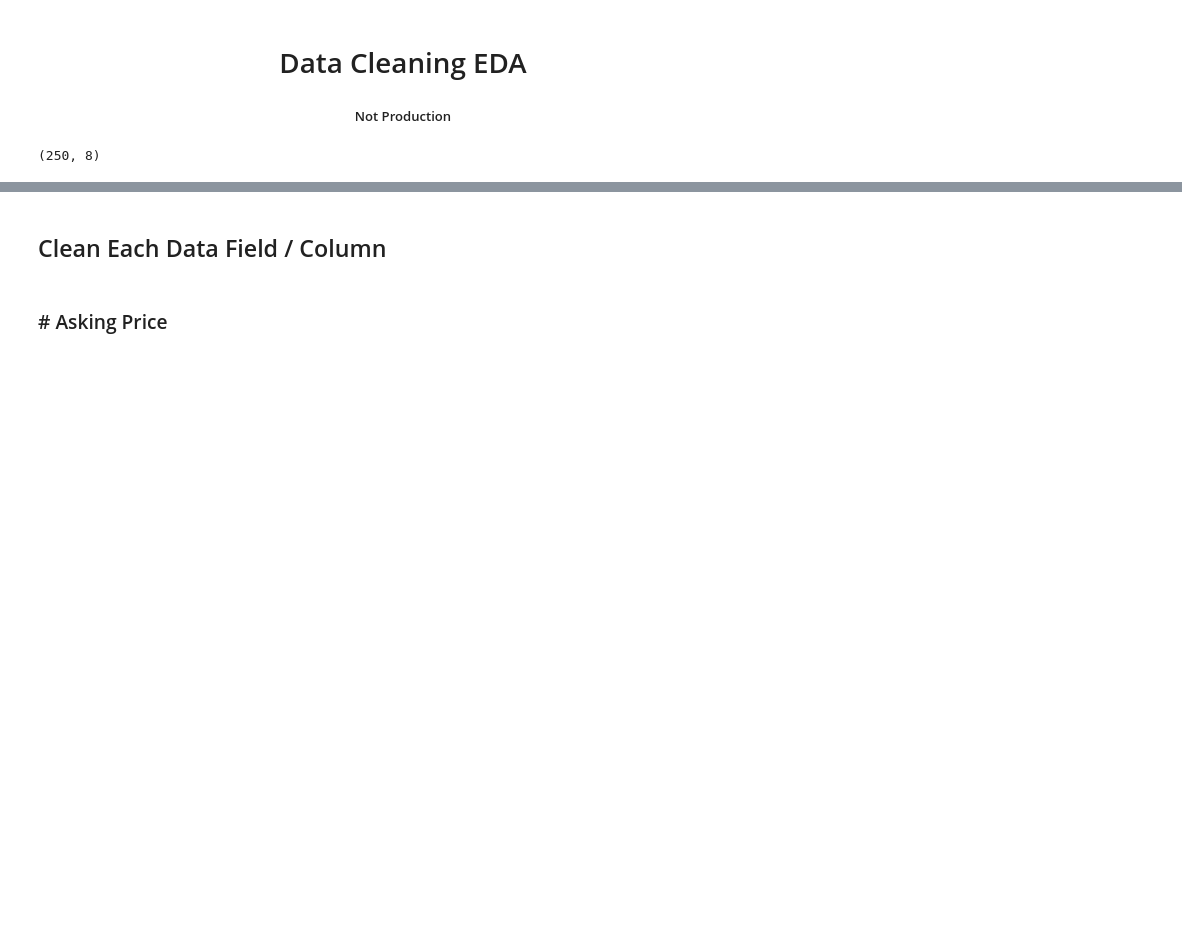
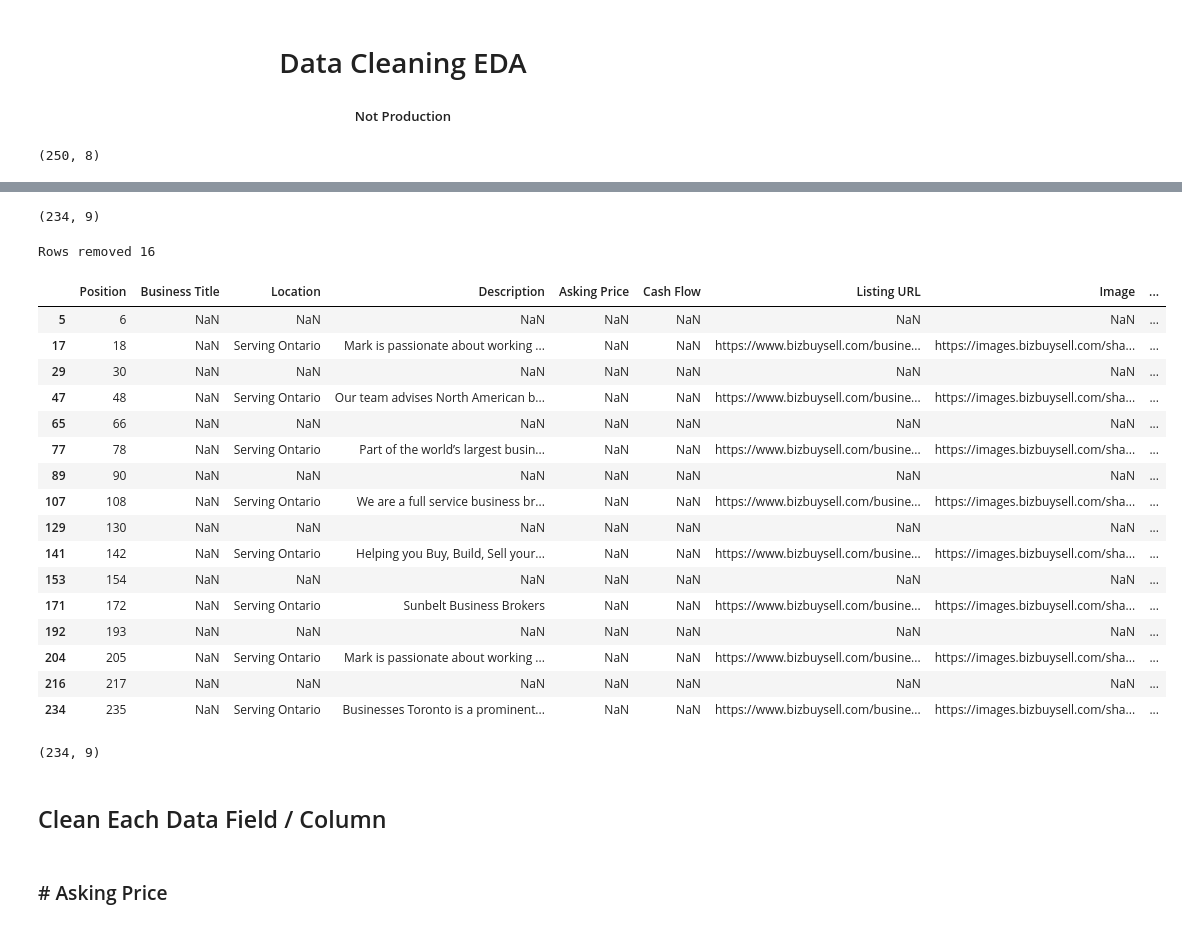
Before and after one commit to FaizanKhalidMohsin/DS-Project-All-Businesses-BizBuyEval, a Jupyter notebook: Notebooks/Data-Cleaning-EDA.ipynb, the cells around one changed output, grey strips where cells are left out. Cells and saved outputs as stored; diff of their text form; code cells hidden in the pictures; blank space fills up the shorter version.

Commit message:
Remove rows that are empty or are ads.

```diff
--- a/Notebooks/Data-Cleaning-EDA.ipynb
+++ b/Notebooks/Data-Cleaning-EDA.ipynb
@@ -21,0 +30,9 @@ rawData.head()
+# %%
+# Drop rows that are empty in the Business Title field. Check how many rows remain.
+rawData.dropna(subset=["Business Title"]).shape
+# %% [output]
+(234, 9)
+# %%
+print('Rows removed', rawData.shape[0] - rawData.dropna(subset=["Business Title"]).shape[0])
+# %% [output]
+Rows removed 16
@@ -22,3 +42,30 @@ rawData.head()
+# %%
+# Check that all the rows that were removed were correct ones.
+
+rawData[rawData['Business Title'].isna()]
+# %% [output]
+|  | Position | Business Title | Location | Description | Asking Price | Cash Flow | Listing URL | Image | ... |
+| 5 | 6 | NaN | NaN | NaN | NaN | NaN | NaN | NaN | ... |
+| 17 | 18 | NaN | Serving Ontario | Mark is passionate about working ... | NaN | NaN | https://www.bizbuysell.com/busine... | https://images.bizbuysell.com/sha... | ... |
+| 29 | 30 | NaN | NaN | NaN | NaN | NaN | NaN | NaN | ... |
+| 47 | 48 | NaN | Serving Ontario | Our team advises North American b... | NaN | NaN | https://www.bizbuysell.com/busine... | https://images.bizbuysell.com/sha... | ... |
+| 65 | 66 | NaN | NaN | NaN | NaN | NaN | NaN | NaN | ... |
+| 77 | 78 | NaN | Serving Ontario | Part of the world’s largest busin... | NaN | NaN | https://www.bizbuysell.com/busine... | https://images.bizbuysell.com/sha... | ... |
+| 89 | 90 | NaN | NaN | NaN | NaN | NaN | NaN | NaN | ... |
+| 107 | 108 | NaN | Serving Ontario | We are a full service business br... | NaN | NaN | https://www.bizbuysell.com/busine... | https://images.bizbuysell.com/sha... | ... |
+| 129 | 130 | NaN | NaN | NaN | NaN | NaN | NaN | NaN | ... |
+| 141 | 142 | NaN | Serving Ontario | Helping you Buy, Build, Sell your... | NaN | NaN | https://www.bizbuysell.com/busine... | https://images.bizbuysell.com/sha... | ... |
+| 153 | 154 | NaN | NaN | NaN | NaN | NaN | NaN | NaN | ... |
+| 171 | 172 | NaN | Serving Ontario | Sunbelt Business Brokers | NaN | NaN | https://www.bizbuysell.com/busine... | https://images.bizbuysell.com/sha... | ... |
+| 192 | 193 | NaN | NaN | NaN | NaN | NaN | NaN | NaN | ... |
+| 204 | 205 | NaN | Serving Ontario | Mark is passionate about working ... | NaN | NaN | https://www.bizbuysell.com/busine... | https://images.bizbuysell.com/sha... | ... |
+| 216 | 217 | NaN | NaN | NaN | NaN | NaN | NaN | NaN | ... |
+| 234 | 235 | NaN | Serving Ontario | Businesses Toronto is a prominent... | NaN | NaN | https://www.bizbuysell.com/busine... | https://images.bizbuysell.com/sha... | ... |
+# %%
+rawData0 = rawData.dropna(subset=['Business Title'])
+print(rawData0.shape)
+# %% [output]
+(234, 9)
 # %% [markdown]
 ## Clean Each Data Field / Column
 # %% [markdown]
```
Also changed, not shown: parts of 3 cells of this notebook.
